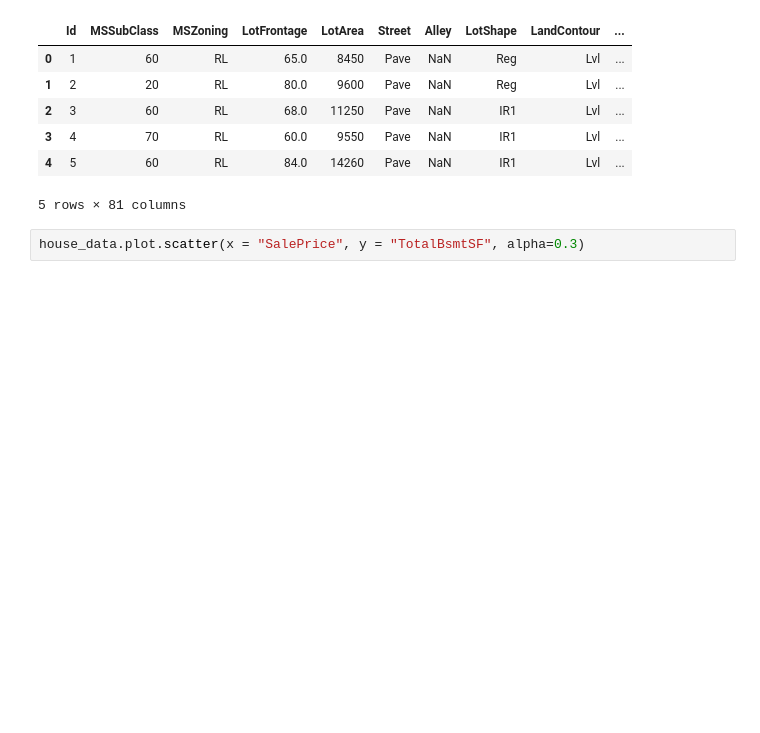
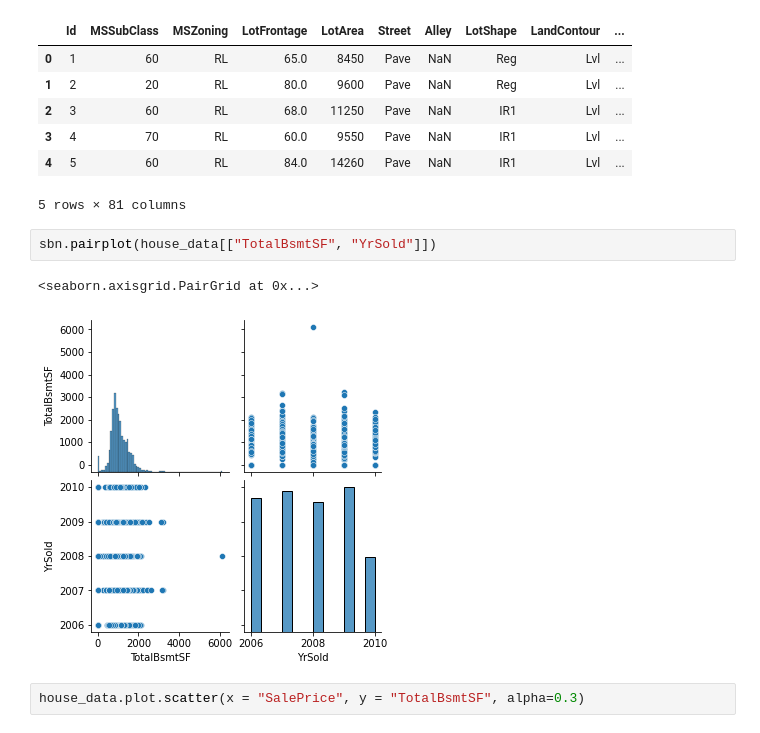
Before and after one commit to jmajurel/housePricePredictions, a Jupyter notebook: housePricePrediction.ipynb, the cells around one changed output. Saved outputs shown, nothing was run; the diff lists cells and outputs as text; blank space fills up the shorter version.

Commit message:
added seaborn lib and plot

```diff
--- a/housePricePrediction.ipynb
+++ b/housePricePrediction.ipynb
@@ -16,6 +17,11 @@ house_data.head()
 | 3 | 4 | 70 | RL | 60.0 | 9550 | Pave | NaN | IR1 | Lvl | ... |
 | 4 | 5 | 60 | RL | 84.0 | 14260 | Pave | NaN | IR1 | Lvl | ... |
 5 rows × 81 columns
+# %%
+sbn.pairplot(house_data[["TotalBsmtSF", "YrSold"]])
+# %% [output]
+<seaborn.axisgrid.PairGrid at 0x...>
+[figure, added]
 # %%
 house_data.plot.scatter(x = "SalePrice", y = "TotalBsmtSF", alpha=0.3)
 # %% [output]
```
Also changed, not shown: parts of 8 cells of this notebook.
